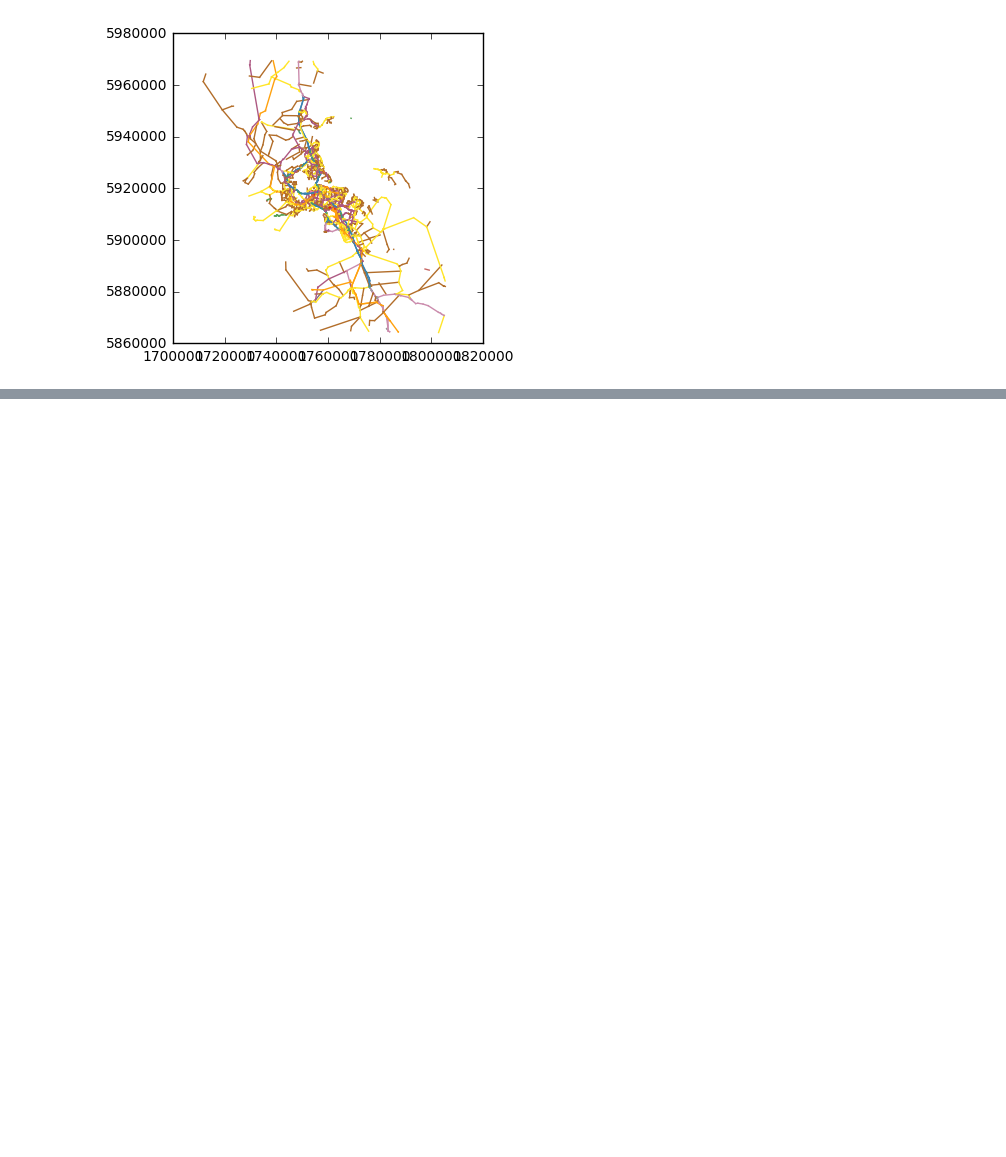
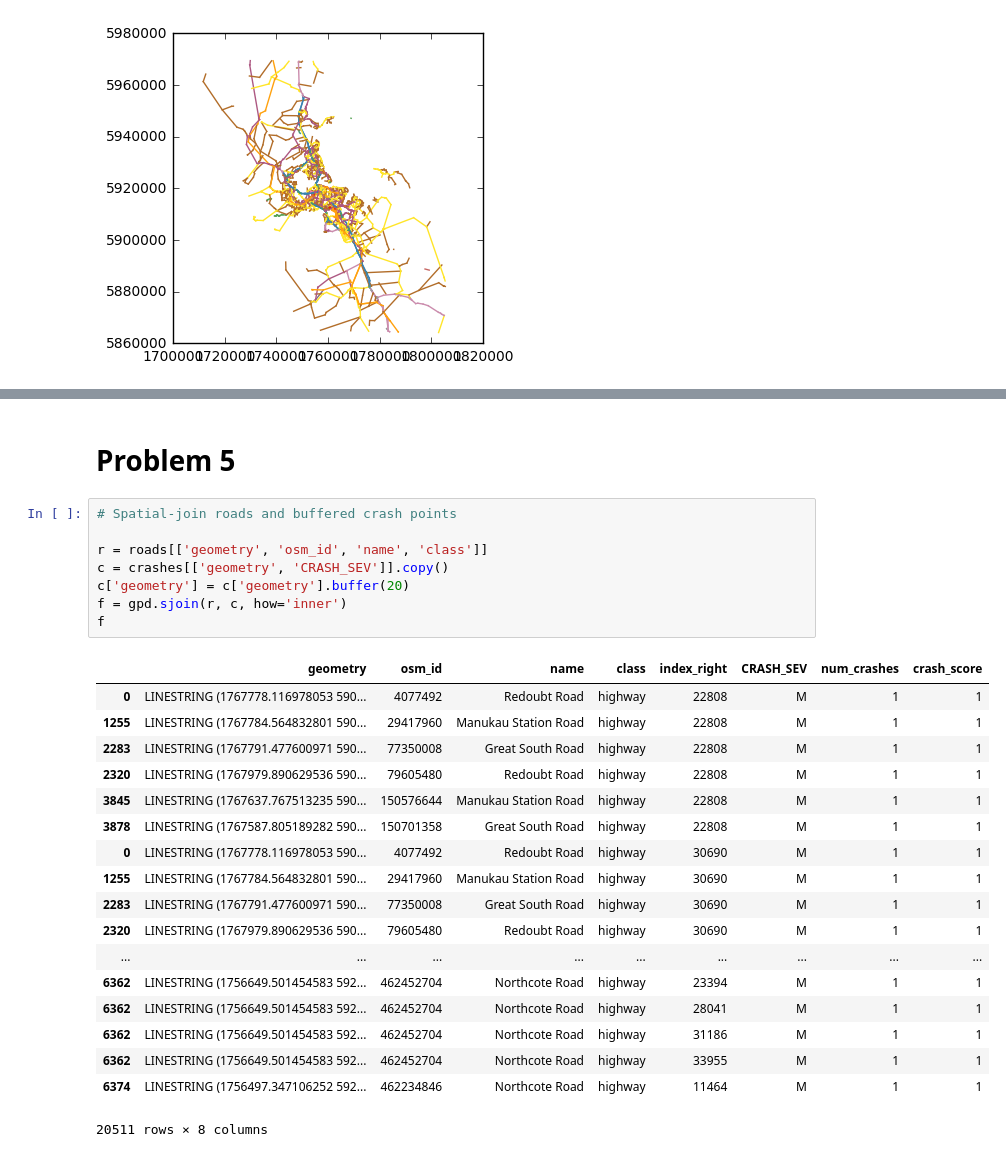
Before and after one commit to araichev/pyclub, a Jupyter notebook: homework_solutions/homework_05_solutions.ipynb, the cells around one changed output, grey strips where cells are left out. Drawn from its saved outputs; the diff is of its cells as text; blank space fills up the shorter version.

```diff
--- a/homework_solutions/homework_05_solutions.ipynb
+++ b/homework_solutions/homework_05_solutions.ipynb
@@ -39,0 +140,29 @@ roads.plot(column='type')
+# %% [markdown]
+# Problem 5
+# %%
+# Spatial-join roads and buffered crash points
+
+r = roads[['geometry', 'osm_id', 'name', 'class']]
+c = crashes[['geometry', 'CRASH_SEV']].copy()
+c['geometry'] = c['geometry'].buffer(20)
+f = gpd.sjoin(r, c, how='inner')
+f
+# %% [output]
+|  | geometry | osm_id | name | class | index_right | CRASH_SEV | num_crashes | crash_score |
+| 0 | LINESTRING (1767778.116978053 590... | 4077492 | Redoubt Road | highway | 22808 | M | 1 | 1 |
+| 1255 | LINESTRING (1767784.564832801 590... | 29417960 | Manukau Station Road | highway | 22808 | M | 1 | 1 |
+| 2283 | LINESTRING (1767791.477600971 590... | 77350008 | Great South Road | highway | 22808 | M | 1 | 1 |
+| 2320 | LINESTRING (1767979.890629536 590... | 79605480 | Redoubt Road | highway | 22808 | M | 1 | 1 |
+| 3845 | LINESTRING (1767637.767513235 590... | 150576644 | Manukau Station Road | highway | 22808 | M | 1 | 1 |
+| 3878 | LINESTRING (1767587.805189282 590... | 150701358 | Great South Road | highway | 22808 | M | 1 | 1 |
+| 0 | LINESTRING (1767778.116978053 590... | 4077492 | Redoubt Road | highway | 30690 | M | 1 | 1 |
+| 1255 | LINESTRING (1767784.564832801 590... | 29417960 | Manukau Station Road | highway | 30690 | M | 1 | 1 |
+| 2283 | LINESTRING (1767791.477600971 590... | 77350008 | Great South Road | highway | 30690 | M | 1 | 1 |
+| 2320 | LINESTRING (1767979.890629536 590... | 79605480 | Redoubt Road | highway | 30690 | M | 1 | 1 |
+| ... | ... | ... | ... | ... | ... | ... | ... | ... |
+| 6362 | LINESTRING (1756649.501454583 592... | 462452704 | Northcote Road | highway | 23394 | M | 1 | 1 |
+| 6362 | LINESTRING (1756649.501454583 592... | 462452704 | Northcote Road | highway | 28041 | M | 1 | 1 |
+| 6362 | LINESTRING (1756649.501454583 592... | 462452704 | Northcote Road | highway | 31186 | M | 1 | 1 |
+| 6362 | LINESTRING (1756649.501454583 592... | 462452704 | Northcote Road | highway | 33955 | M | 1 | 1 |
+| 6374 | LINESTRING (1756497.347106252 592... | 462234846 | Northcote Road | highway | 11464 | M | 1 | 1 |
+20511 rows × 8 columns
```
Also changed, not shown: parts of 15 cells of this notebook, 7 other files.
